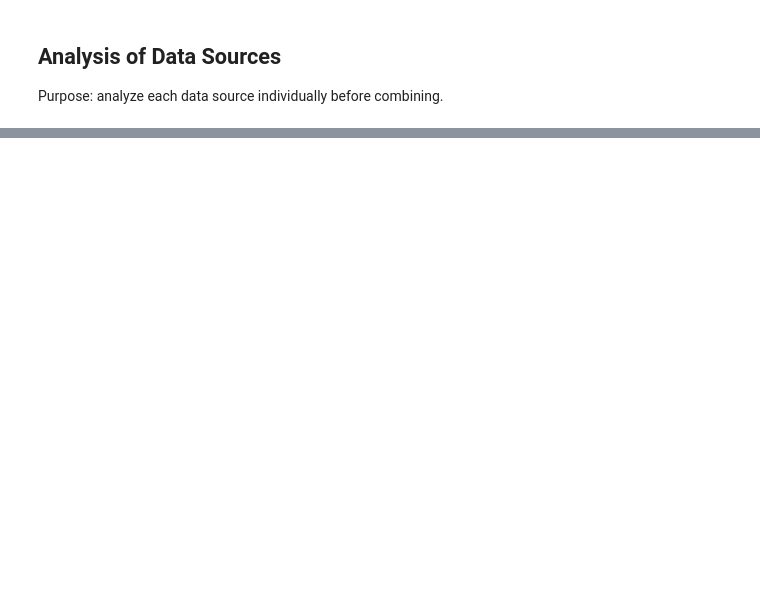
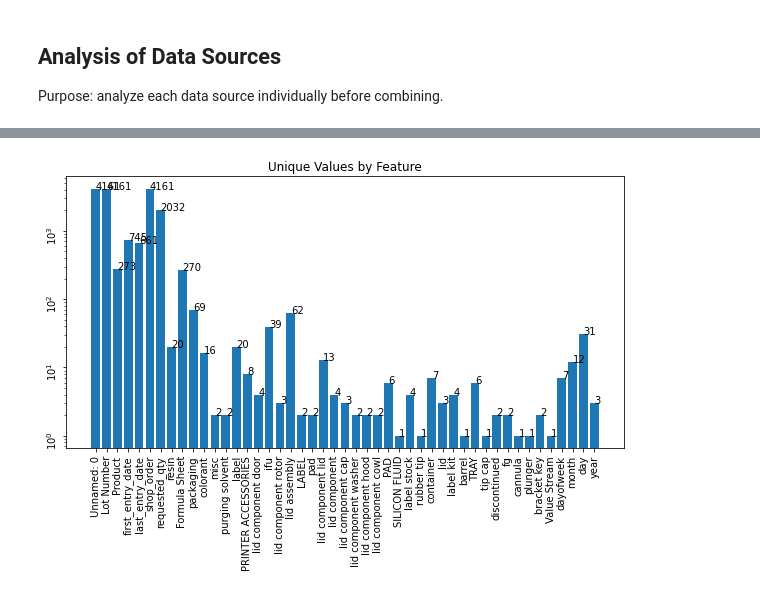
Before and after one commit to cah-steven-hansen01/foresight2020, a Jupyter notebook: ForeSight2020_main.ipynb, the cells around one changed output, grey strips where cells are left out. Drawn from its saved outputs; the diff is of its cells as text; code cells hidden in the pictures; blank space fills up the shorter version.

```diff
--- a/ForeSight2020_main.ipynb
+++ b/ForeSight2020_main.ipynb
@@ -68,0 +92,18 @@ arch_so_encoded
+# %%
+cols_unique_vals = {}
+for col in cff_arch_so.columns:
+    cols_unique_vals[col] = len(cff_arch_so[col].unique())
+f, (axes) = plt.subplots(figsize = (10,5))
+x = list(cols_unique_vals.keys())
+y = list(cols_unique_vals.values())
+axes.bar(x=x, height = y)
+axes.tick_params(labelrotation = 90)
+axes.set_title('Unique Values by Feature')
+axes.set_yscale('log')
+[axes.annotate(y[i], (x[i], y[i])) for i, _ in enumerate(y)]
+
+
+
+plt.show()
+# %% [output]
+[figure, added]
```
Also changed, not shown: parts of 32 cells of this notebook, 9 other files.
